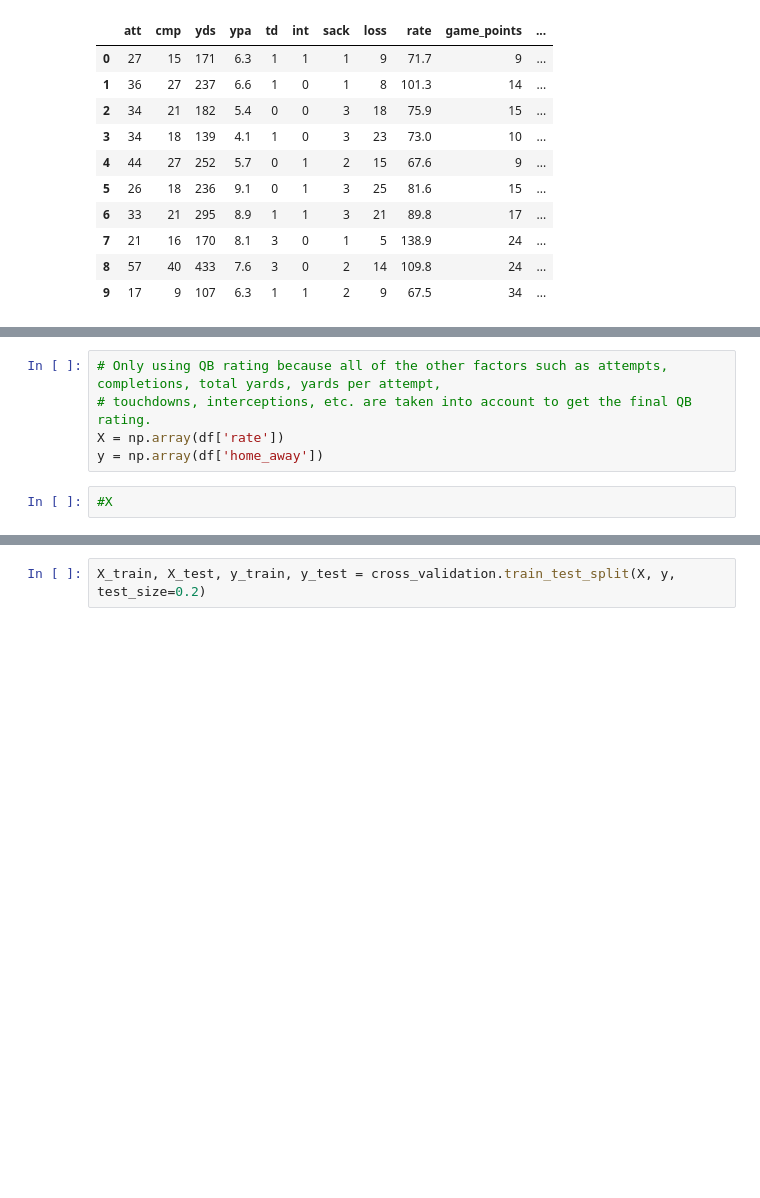
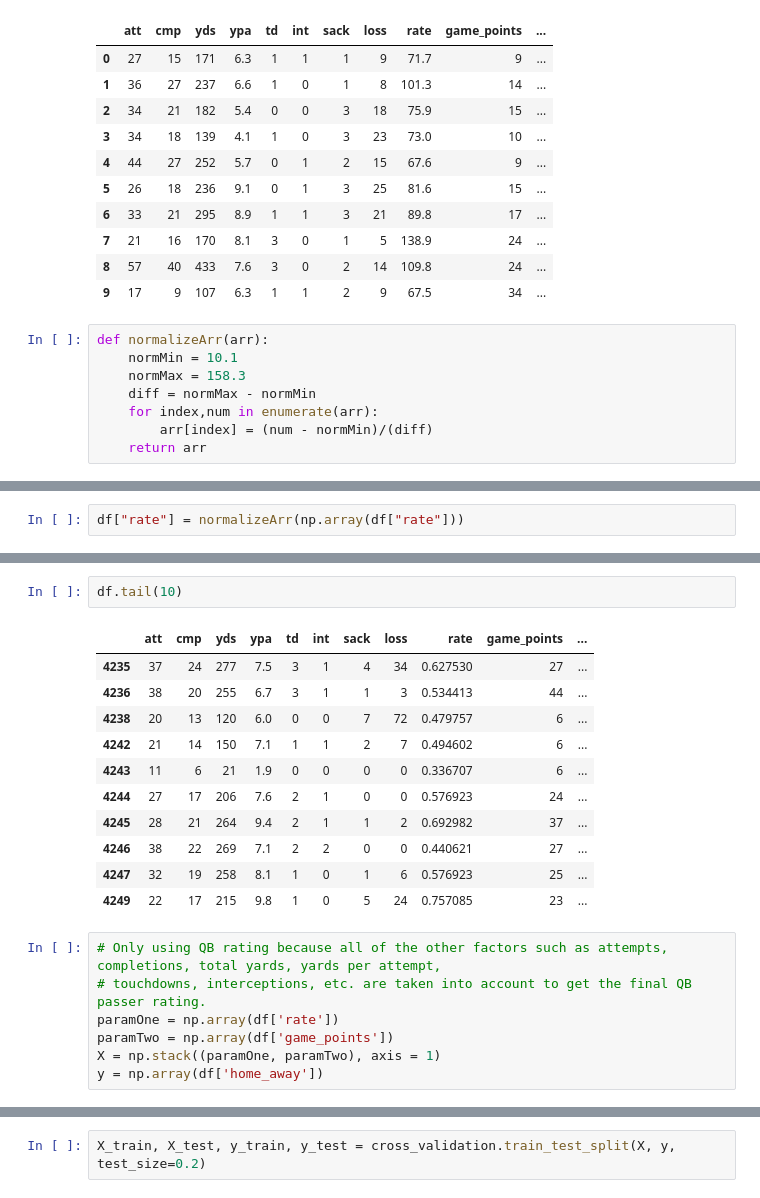
Before and after one commit to SatishUpadhyaya/NFL_HomeFieldPredictor, a Jupyter notebook: NFL_FieldPredictor.ipynb, the cells around one changed output, grey strips where cells are left out. Drawn from its saved outputs; the diff is of its cells as text; blank space fills up the shorter version.

Commit message:
Added more parameters

```diff
--- a/NFL_FieldPredictor.ipynb
+++ b/NFL_FieldPredictor.ipynb
@@ -66,3 +76,11 @@ df.head(10)
 | 7 | 21 | 16 | 170 | 8.1 | 3 | 0 | 1 | 5 | 138.9 | 24 | ... |
 | 8 | 57 | 40 | 433 | 7.6 | 3 | 0 | 2 | 14 | 109.8 | 24 | ... |
 | 9 | 17 | 9 | 107 | 6.3 | 1 | 1 | 2 | 9 | 67.5 | 34 | ... |
+# %%
+def normalizeArr(arr):
+    normMin = 10.1
+    normMax = 158.3
+    diff = normMax - normMin
+    for index,num in enumerate(arr):
+        arr[index] = (num - normMin)/(diff)
+    return arr
@@ -68,0 +94,2 @@ df.head(10)
+# %%
+df["rate"] = normalizeArr(np.array(df["rate"]))
@@ -69,7 +110,21 @@ df.head(10)
+# %%
+df.tail(10)
+# %% [output]
+|  | att | cmp | yds | ypa | td | int | sack | loss | rate | game_points | ... |
+| 4235 | 37 | 24 | 277 | 7.5 | 3 | 1 | 4 | 34 | 0.627530 | 27 | ... |
+| 4236 | 38 | 20 | 255 | 6.7 | 3 | 1 | 1 | 3 | 0.534413 | 44 | ... |
+| 4238 | 20 | 13 | 120 | 6.0 | 0 | 0 | 7 | 72 | 0.479757 | 6 | ... |
+| 4242 | 21 | 14 | 150 | 7.1 | 1 | 1 | 2 | 7 | 0.494602 | 6 | ... |
+| 4243 | 11 | 6 | 21 | 1.9 | 0 | 0 | 0 | 0 | 0.336707 | 6 | ... |
+| 4244 | 27 | 17 | 206 | 7.6 | 2 | 1 | 0 | 0 | 0.576923 | 24 | ... |
+| 4245 | 28 | 21 | 264 | 9.4 | 2 | 1 | 1 | 2 | 0.692982 | 37 | ... |
+| 4246 | 38 | 22 | 269 | 7.1 | 2 | 2 | 0 | 0 | 0.440621 | 27 | ... |
+| 4247 | 32 | 19 | 258 | 8.1 | 1 | 0 | 1 | 6 | 0.576923 | 25 | ... |
+| 4249 | 22 | 17 | 215 | 9.8 | 1 | 0 | 5 | 24 | 0.757085 | 23 | ... |
 # %%
 # Only using QB rating because all of the other factors such as attempts, completions, total yards, yards per attempt,
-# touchdowns, interceptions, etc. are taken into account to get the final QB rating.
-X = np.array(df['rate'])
+# touchdowns, interceptions, etc. are taken into account to get the final QB passer rating.
+paramOne = np.array(df['rate'])
+paramTwo = np.array(df['game_points'])
+X = np.stack((paramOne, paramTwo), axis = 1)
 y = np.array(df['home_away'])
-# %%
-#X
```
Also changed, not shown: parts of 18 cells of this notebook, 1 other file.
